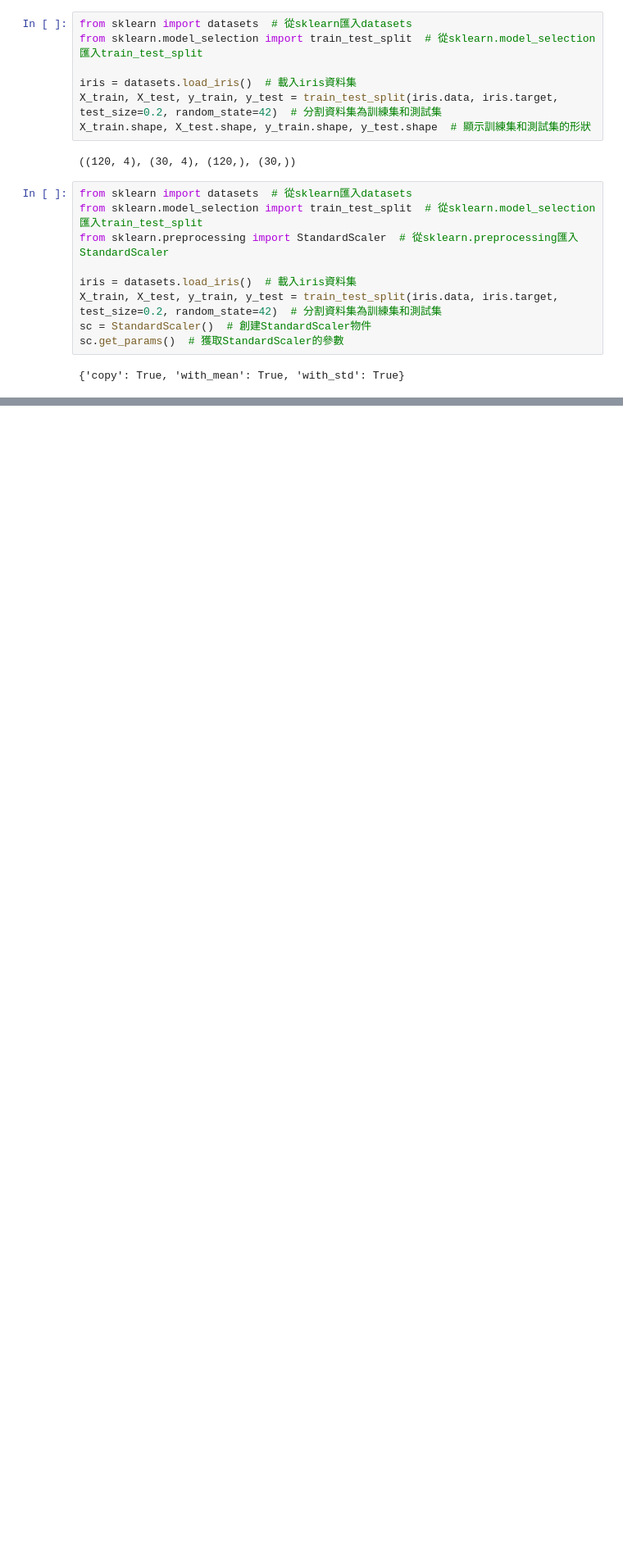
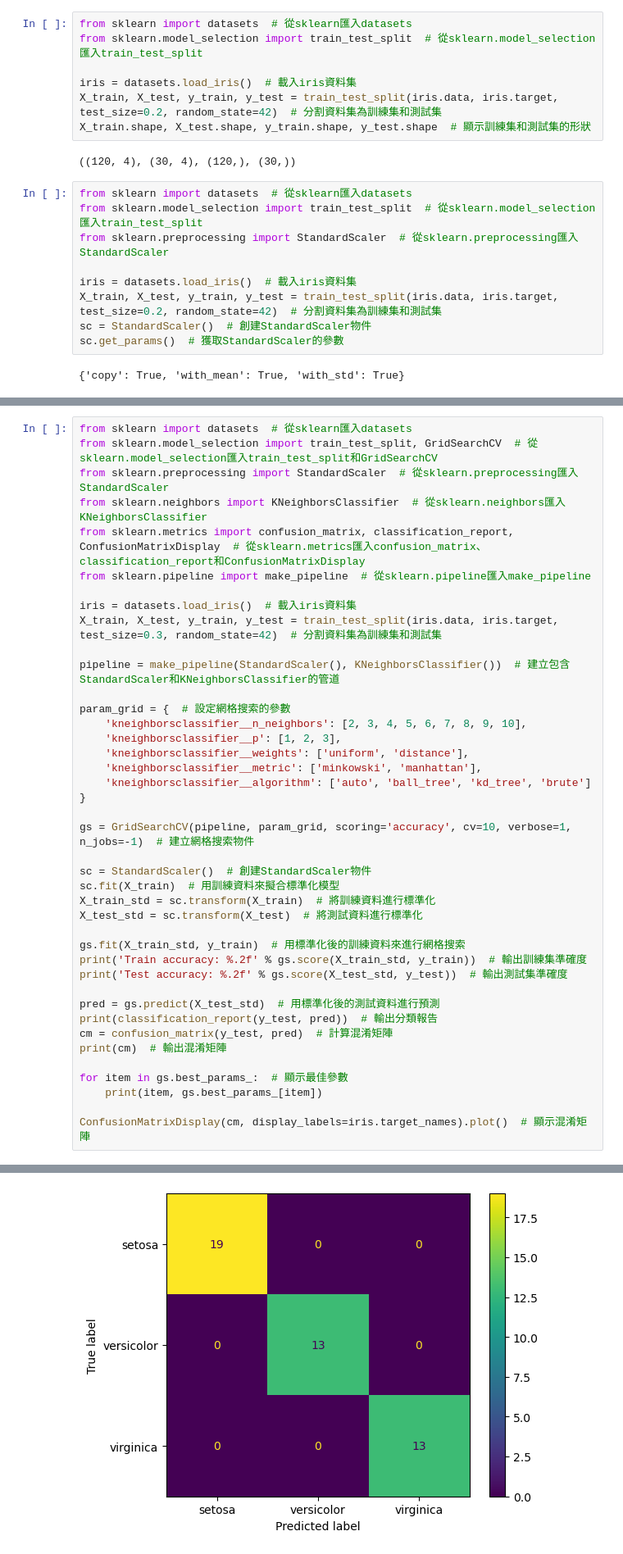
Before and after one commit to JasonLin2002/learning-result, a Jupyter notebook: 機器學習/0607/ClassUse.ipynb, the cells around one changed output, grey strips where cells are left out. Shown at 82% size. Drawn from its saved outputs; the diff is of its cells as text; blank space fills up the shorter version.

```diff
--- a/機器學習/0607/ClassUse.ipynb
+++ b/機器學習/0607/ClassUse.ipynb
@@ -31,0 +209,42 @@ sc.get_params()  # 獲取StandardScaler的參數
+# %%
+from sklearn import datasets  # 從sklearn匯入datasets
+from sklearn.model_selection import train_test_split, GridSearchCV  # 從sklearn.model_selection匯入train_test_split和GridSearchCV
+from sklearn.preprocessing import StandardScaler  # 從sklearn.preprocessing匯入StandardScaler
+from sklearn.neighbors import KNeighborsClassifier  # 從sklearn.neighbors匯入KNeighborsClassifier
+from sklearn.metrics import confusion_matrix, classification_report, ConfusionMatrixDisplay  # 從sklearn.metrics匯入confusion_matrix、classification_report和ConfusionMatrixDisplay
+from sklearn.pipeline import make_pipeline  # 從sklearn.pipeline匯入make_pipeline
+
+iris = datasets.load_iris()  # 載入iris資料集
+X_train, X_test, y_train, y_test = train_test_split(iris.data, iris.target, test_size=0.3, random_state=42)  # 分割資料集為訓練集和測試集
+
+pipeline = make_pipeline(StandardScaler(), KNeighborsClassifier())  # 建立包含StandardScaler和KNeighborsClassifier的管道
+
+param_grid = {  # 設定網格搜索的參數
+    'kneighborsclassifier__n_neighbors': [2, 3, 4, 5, 6, 7, 8, 9, 10],
+    'kneighborsclassifier__p': [1, 2, 3],
+    'kneighborsclassifier__weights': ['uniform', 'distance'],
+    'kneighborsclassifier__metric': ['minkowski', 'manhattan'],
+    'kneighborsclassifier__algorithm': ['auto', 'ball_tree', 'kd_tree', 'brute']
+}
+
+gs = GridSearchCV(pipeline, param_grid, scoring='accuracy', cv=10, verbose=1, n_jobs=-1)  # 建立網格搜索物件
+
+sc = StandardScaler()  # 創建StandardScaler物件
+sc.fit(X_train)  # 用訓練資料來擬合標準化模型
+X_train_std = sc.transform(X_train)  # 將訓練資料進行標準化
+X_test_std = sc.transform(X_test)  # 將測試資料進行標準化
+
+gs.fit(X_train_std, y_train)  # 用標準化後的訓練資料來進行網格搜索
+print('Train accuracy: %.2f' % gs.score(X_train_std, y_train))  # 輸出訓練集準確度
+print('Test accuracy: %.2f' % gs.score(X_test_std, y_test))  # 輸出測試集準確度
+
+pred = gs.predict(X_test_std)  # 用標準化後的測試資料進行預測
+print(classification_report(y_test, pred))  # 輸出分類報告
+cm = confusion_matrix(y_test, pred)  # 計算混淆矩陣
+print(cm)  # 輸出混淆矩陣
+
+for item in gs.best_params_:  # 顯示最佳參數
+    print(item, gs.best_params_[item])
+
+ConfusionMatrixDisplay(cm, display_labels=iris.target_names).plot()  # 顯示混淆矩陣
+# %% [output]
@@ -31,0 +269 @@ sc.get_params()  # 獲取StandardScaler的參數
+[figure, added]
```
Also changed, not shown: parts of 6 cells of this notebook.
